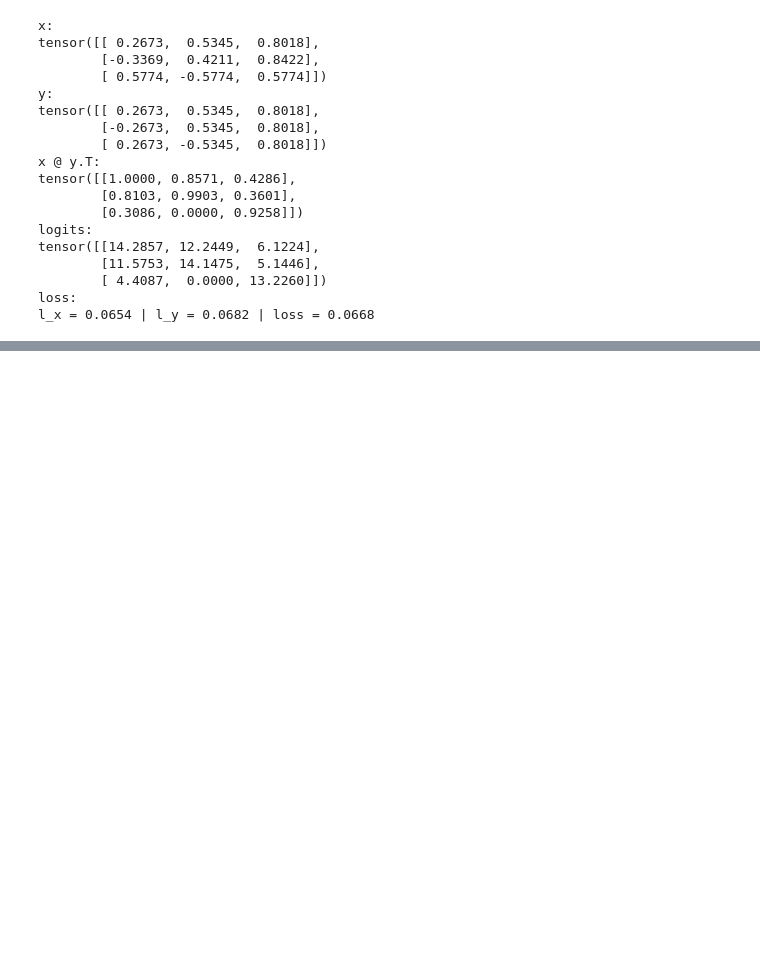
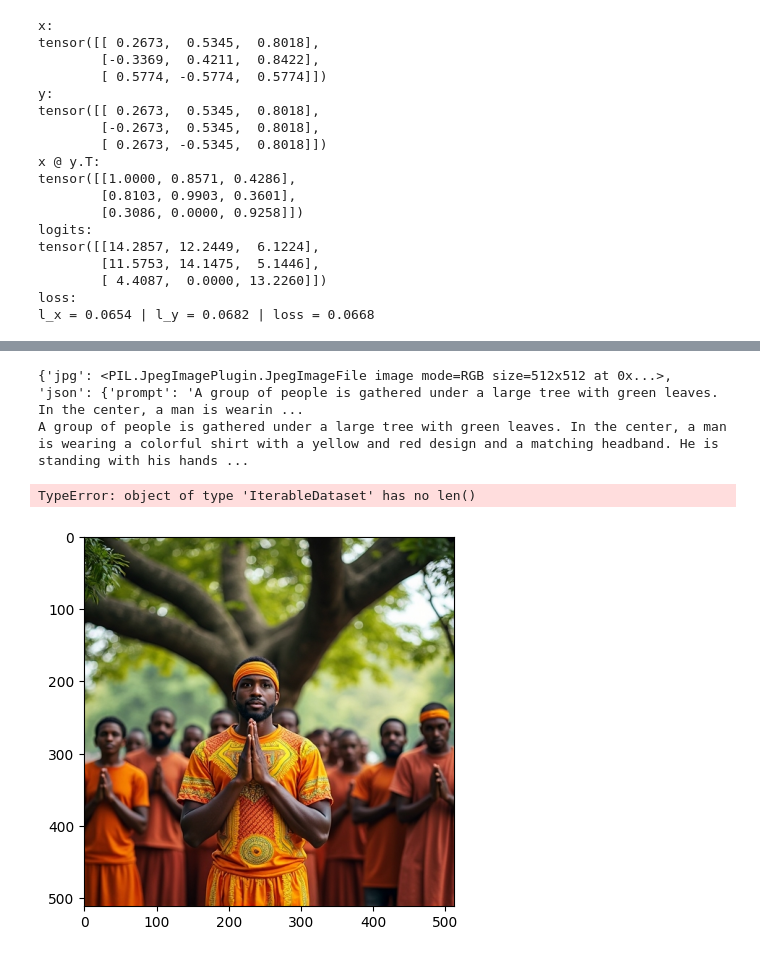
Before and after one commit to milan-kodali/clip, a Jupyter notebook: clip.ipynb, the cells around one changed output, grey strips where cells are left out. Drawn from its saved outputs; the diff is of its cells as text; code cells hidden in the pictures; blank space fills up the shorter version.

```diff
--- a/clip.ipynb
+++ b/clip.ipynb
@@ -412,0 +420,23 @@ loss: 1.1142
+# %%
+# ------------------------------
+# test loading dataset
+# jackyhate/text-to-image-2M
+# ------------------------------
+
+from datasets import load_dataset
+base_url = "https://huggingface.co/datasets/jackyhate/text-to-image-2M/resolve/main/data_512_2M/data_{i:06d}.tar"
+num_shards = 46  # Number of webdataset tar files
+urls = [base_url.format(i=i) for i in range(num_shards)]
+dataset = load_dataset("webdataset", data_files={"train": urls}, split="train", streaming=True)
+# Example of iterating through the dataset
+for image in dataset:
+    print(image)
+    print(image["json"]['prompt'])
+    plt.imshow(image["jpg"])
+    break
+# Check the size of the dataset
+# %% [output]
+{'jpg': <PIL.JpegImagePlugin.JpegImageFile image mode=RGB size=512x512 at 0x...>, 'json': {'prompt': 'A group of people is gathered under a large tree with green leaves. In the center, a man is wearin ...
+A group of people is gathered under a large tree with green leaves. In the center, a man is wearing a colorful shirt with a yellow and red design and a matching headband. He is standing with his hands ...
+TypeError: object of type 'IterableDataset' has no len()
+[figure, added]
```
Also changed, not shown: parts of 4 cells of this notebook, 2 other files.
